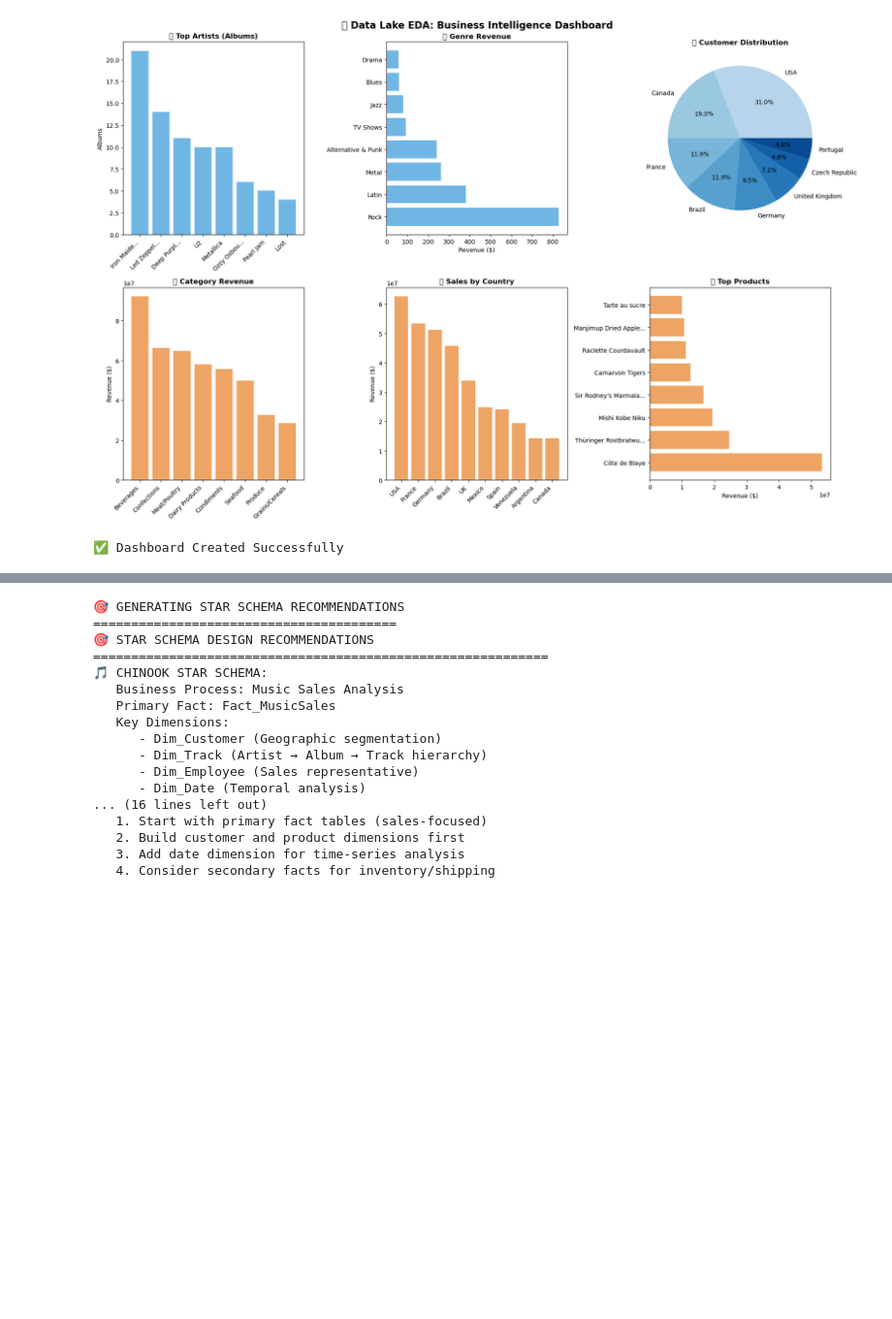
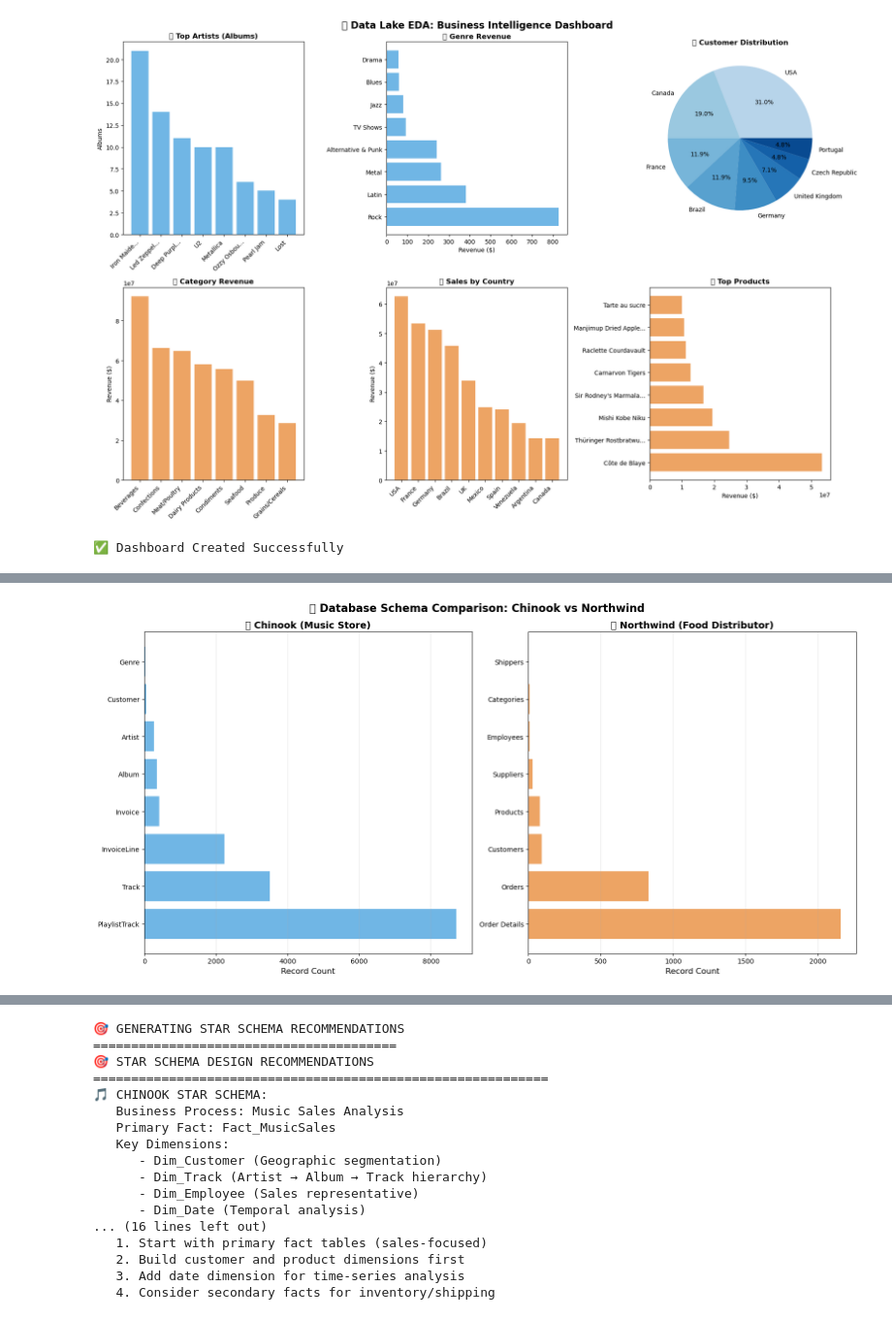
Before and after one commit to Serenaurity/OmiCorp, a Jupyter notebook: EDACode/Sample Omicorp Project.ipynb, the cells around one changed output, grey strips where cells are left out. Shown: that part at 97% size. Cells and saved outputs as stored; diff of their text form; code cells hidden in the pictures; blank space fills up the shorter version.

```diff
--- a/EDACode/Sample Omicorp Project.ipynb
+++ b/EDACode/Sample Omicorp Project.ipynb
@@ -610,0 +616,84 @@ create_eda_dashboard(chinook_metrics, northwind_metrics)
+# %%
+def create_schema_comparison():
+    """
+    Visualize schema comparison between Chinook and Northwind
+    """
+    fig, axes = plt.subplots(1, 2, figsize=(16, 8))
+    fig.suptitle('📊 Database Schema Comparison: Chinook vs Northwind',
+                 fontsize=16, fontweight='bold')
+
+    # Chinook tables and record counts
+    chinook_tables = {
+        'Customer': 59,
+        'Employee': 8,
+        'Invoice': 412,
+        'InvoiceLine': 2240,
+        'Track': 3503,
+        'Album': 347,
+        'Artist': 275,
+        'Genre': 25,
+        'MediaType': 5,
+        'Playlist': 18,
+        'PlaylistTrack': 8715
+    }
+
+    # Northwind tables and record counts
+    northwind_tables = {
+        'Customers': 91,
+        'Employees': 9,
+        'Orders': 830,
+        'Order Details': 2155,
+        'Products': 77,
+        'Categories': 8,
+        'Suppliers': 29,
+        'Shippers': 3
+    }
+
+    # Plot Chinook
+    chinook_sorted = dict(sorted(chinook_tables.items(),
+                                 key=lambda x: x[1], reverse=True)[:8])
+    axes[0].barh(list(chinook_sorted.keys()), list(chinook_sorted.values()),
+                 color='#3498db', alpha=0.7)
+    axes[0].set_title('🎵 Chinook (Music Store)', fontweight='bold', fontsize=14)
+    axes[0].set_xlabel('Record Count', fontsize=12)
+    axes[0].grid(axis='x', alpha=0.3)
+
+    # Plot Northwind
+    northwind_sorted = dict(sorted(northwind_tables.items(),
+                                   key=lambda x: x[1], reverse=True))
+    axes[1].barh(list(northwind_sorted.keys()), list(northwind_sorted.values()),
+                 color='#e67e22', alpha=0.7)
+    axes[1].set_title('🍴 Northwind (Food Distributor)', fontweight='bold', fontsize=14)
+    axes[1].set_xlabel('Record Count', fontsize=12)
+    axes[1].grid(axis='x', alpha=0.3)
+
+    plt.tight_layout()
+    plt.show()
+
+    # Print common entities
+    print("\n" + "="*60)
+    print("🔗 COMMON BUSINESS ENTITIES IDENTIFIED:")
+    print("="*60)
+
+    common_entities = [
+        ("Customer", "Customer (Chinook)", "Customers (Northwind)"),
+        ("Employee", "Employee (Chinook)", "Employees (Northwind)"),
+        ("Product", "Track (Chinook)", "Products (Northwind)"),
+        ("Transaction", "Invoice/InvoiceLine (Chinook)", "Orders/Order Details (Northwind)"),
+        ("Time", "InvoiceDate (Chinook)", "OrderDate (Northwind)")
+    ]
+
+    for entity, chinook_src, northwind_src in common_entities:
+        print(f"\n✓ {entity}:")
+        print(f"  Chinook:   {chinook_src}")
+        print(f"  Northwind: {northwind_src}")
+
+    print("\n" + "="*60)
+    print("💡 These commonalities form the basis of our unified star schema")
+    print("="*60)
+
+# Execute
+print("\n📊 CREATING SCHEMA COMPARISON")
+print("="*40)
+create_schema_comparison()
+# %% [output]
@@ -610,0 +702 @@ create_eda_dashboard(chinook_metrics, northwind_metrics)
+[figure, added]
```
Also changed, not shown: parts of 14 cells of this notebook, 1 other file.
